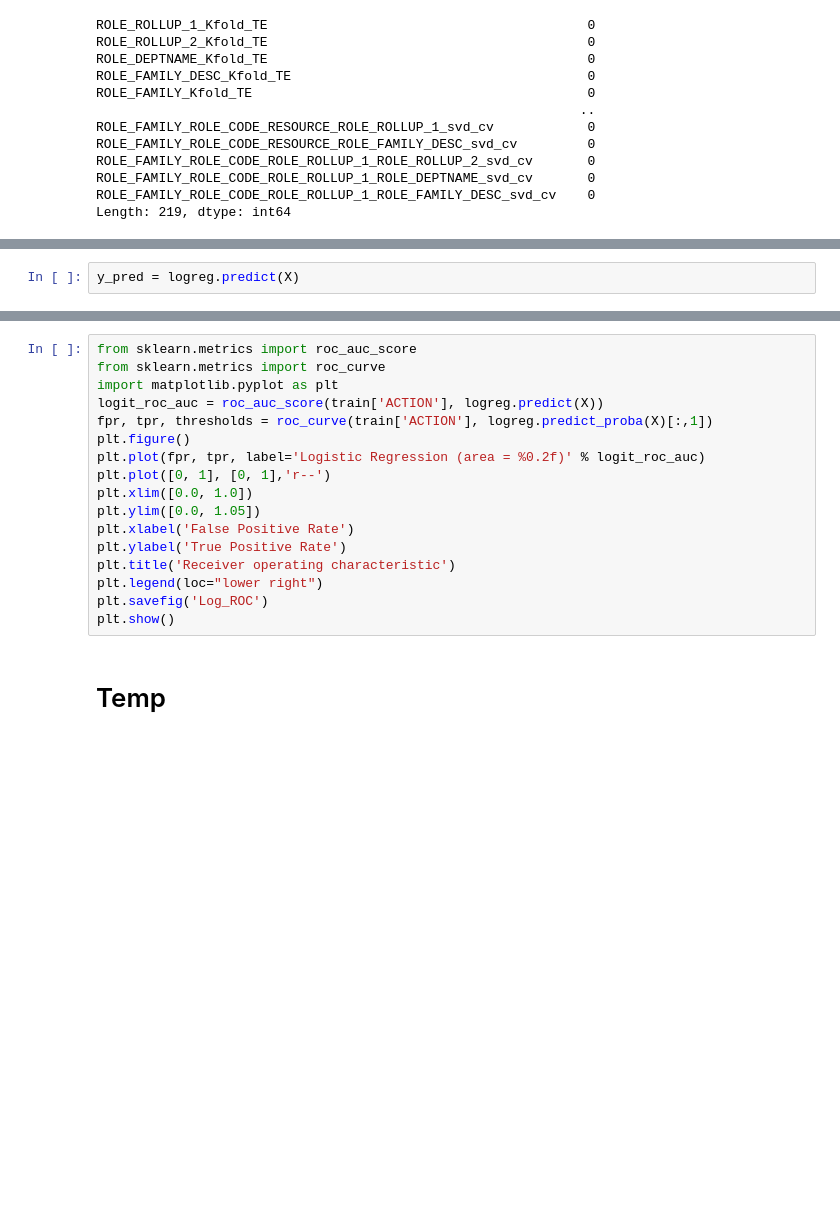
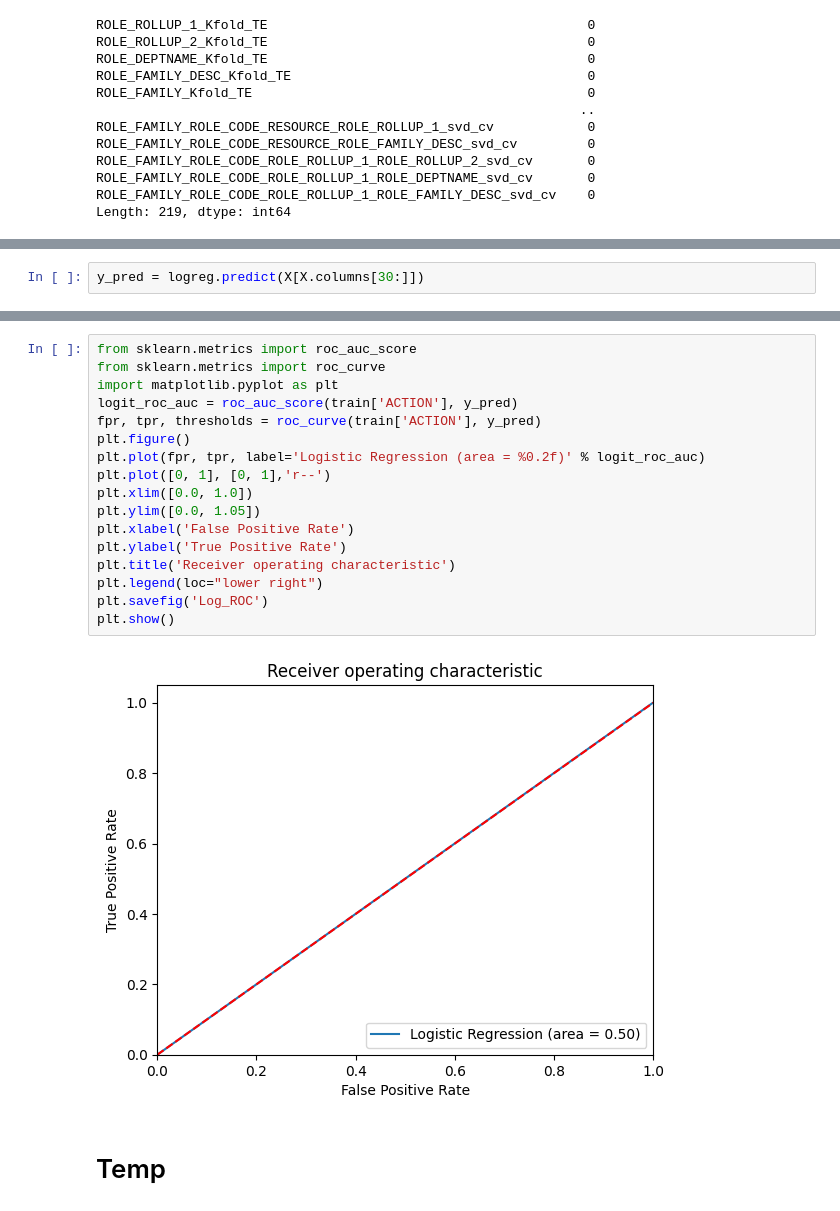
Before and after one commit to SmithaUpadhyaya/employee_access_resource_classifier, a Jupyter notebook: notebooks/training.ipynb, the cells around one changed output, grey strips where cells are left out. Cells and saved outputs as stored; diff of their text form; blank space fills up the shorter version.

```diff
--- a/notebooks/training.ipynb
+++ b/notebooks/training.ipynb
@@ -143,5 +198,5 @@ Please also refer to the documentation for alternative solver options:
 # %%
-y_pred = logreg.predict(X)
+y_pred = logreg.predict(X[X.columns[30:]])
 # %%
 from sklearn.metrics import confusion_matrix
 confusion_matrix = confusion_matrix(train['ACTION'], y_pred)
@@ -152,20 +219,22 @@ print(classification_report(train['ACTION'], y_pred))
 # %%
 from sklearn.metrics import roc_auc_score
 from sklearn.metrics import roc_curve
 import matplotlib.pyplot as plt
-logit_roc_auc = roc_auc_score(train['ACTION'], logreg.predict(X))
-fpr, tpr, thresholds = roc_curve(train['ACTION'], logreg.predict_proba(X)[:,1])
+logit_roc_auc = roc_auc_score(train['ACTION'], y_pred)
+fpr, tpr, thresholds = roc_curve(train['ACTION'], y_pred)
 plt.figure()
 plt.plot(fpr, tpr, label='Logistic Regression (area = %0.2f)' % logit_roc_auc)
 plt.plot([0, 1], [0, 1],'r--')
 plt.xlim([0.0, 1.0])
 plt.ylim([0.0, 1.05])
 plt.xlabel('False Positive Rate')
 plt.ylabel('True Positive Rate')
 plt.title('Receiver operating characteristic')
 plt.legend(loc="lower right")
 plt.savefig('Log_ROC')
 plt.show()
+# %% [output]
+[figure, added]
 # %% [markdown]
 # Temp #
 # %%
```
Also changed, not shown: parts of 7 cells of this notebook, 13 other files.
